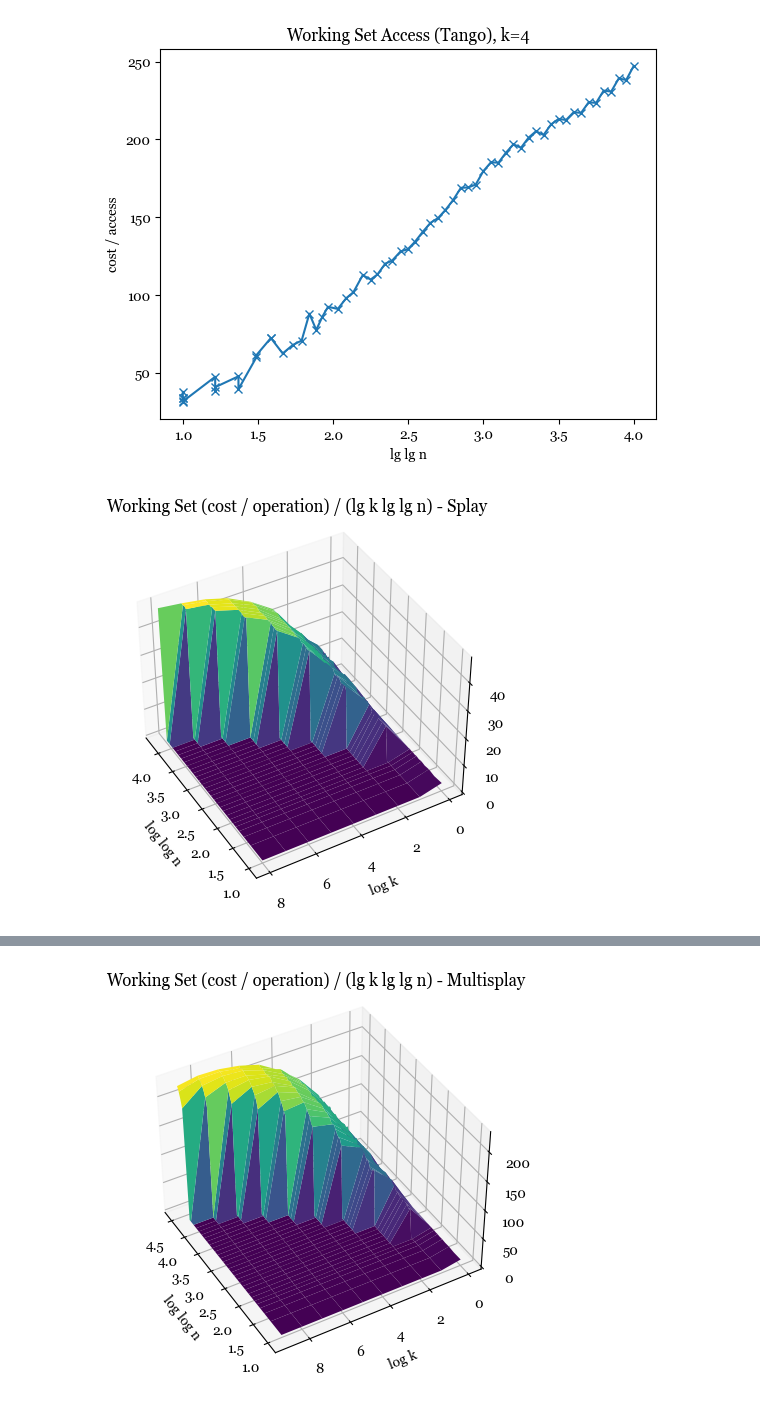
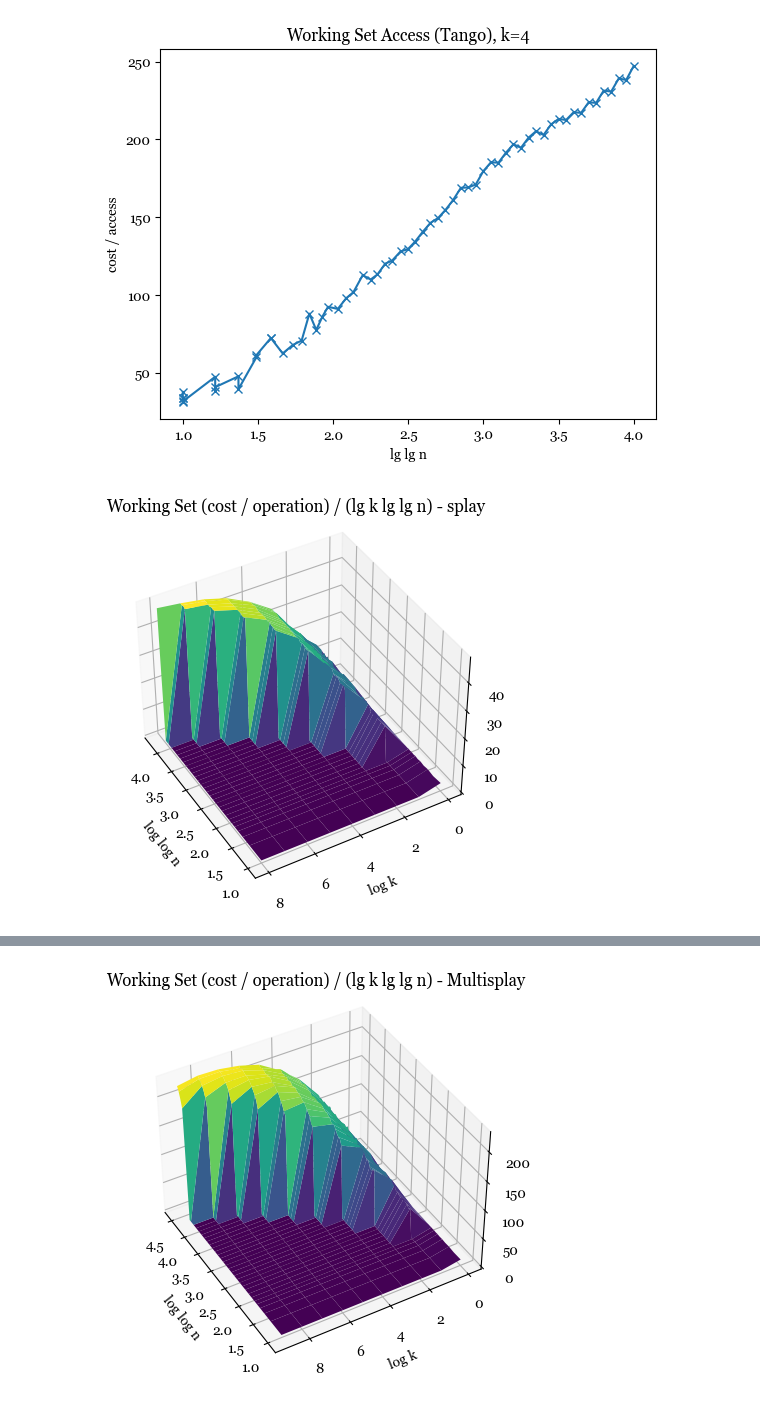
Before and after one commit to adhami3310/tango, a Jupyter notebook: analysis.ipynb, the cells around one changed output, grey strips where cells are left out. Cells and saved outputs as stored; diff of their text form; code cells hidden in the pictures.

```diff
--- a/analysis.ipynb
+++ b/analysis.ipynb
@@ -2375,11 +2375,11 @@ plot_ratio('sequential', 'Sequential Access: ratio of tango tree to other algori
 
 from matplotlib import cm
 
-current_set = 'Splay'
+current_set = 'splay'
 datasets = {
-    'Tango': tango_data,
-    'Multisplay': multisplay_data,
-    'Splay': splay_data,
+    'tango': tango_data,
+    'multi-splay': multisplay_data,
+    'splay': splay_data,
 }
 
 def process_ws_data(current, name='working_set3d'):
@@ -2401,19 +2401,17 @@ def process_ws_data(current, name='working_set3d'):
 
     return tango_x, tango_y, tango_z, mesh_x, mesh_y, mesh_z
 
-tango_x, tango_y, tango_z, tango_mesh_x, tango_mesh_y, tango_mesh_z = process_ws_data(current_set)
+cur_x, cur_y, cur_z, cur_mesh_x, cur_mesh_y, cur_mesh_z = process_ws_data(current_set)
 
 # tango_mesh_z = tango_mesh_z / (np.log(tango_mesh_y) * np.log(np.log(tango_mesh_x)))
+# fig = plt.figure()
+# ax = fig.add_subplot(111,projection='3d')
+# ax.view_init(40, 150)
 
+# ax.plot_surface(np.log2(np.log2(tango_mesh_x)), np.log2(tango_mesh_y), tango_mesh_z, cmap='viridis', edgecolor='none')
+# ax.set_title(f'Working Set (cost / operation) / (lg k lg lg n) - {current_set}')
+# ax.set_xlabel('log log n')
+# ax.set_ylabel('log k')
+# ax.set_zlabel('numops')
 
-fig = plt.figure()
-ax = fig.add_subplot(111,projection='3d')
-ax.view_init(40, 150)
-
-ax.plot_surface(np.log2(np.log2(tango_mesh_x)), np.log2(tango_mesh_y), tango_mesh_z, cmap='viridis', edgecolor='none')
-ax.set_title(f'Working Set (cost / operation) / (lg k lg lg n) - {current_set}')
-ax.set_xlabel('log log n')
-ax.set_ylabel('log k')
-ax.set_zlabel('numops')
-
-plt.show()
+# plt.show()
@@ -2602,11 +2630,11 @@ plt.show()
 
 from matplotlib import cm
 
-current_set = 'Splay'
+current_set = 'splay'
 datasets = {
-    'Tango': tango_data,
-    'Multisplay': multisplay_data,
-    'Splay': splay_data,
+    'tango': tango_data,
+    'multi-splay': multisplay_data,
+    'splay': splay_data,
 }
 
 def process_ws_data(current, name='unified_varying'):
@@ -2617,31 +2645,31 @@ def process_ws_data(current, name='unified_varying'):
     mesh_z = np.zeros(mesh_x.shape)
 
     for i in range(mesh_x.shape[0]):
         for j in range(mesh_x.shape[1]):
             for ii in range(len(tango_z)):
                 if tango_x[ii] == mesh_x[i,j] and tango_y[ii] == mesh_y[i,j]:
                     mesh_z[i,j] = tango_z[ii]
 
     # mesh_z = mesh_z / (np.log(mesh_y) * np.log(np.log(mesh_x)))
 
     return tango_x, tango_y, tango_z, mesh_x, mesh_y, mesh_z
 
 tango_x, tango_y, tango_z, tango_mesh_x, tango_mesh_y, tango_mesh_z = process_ws_data(current_set)
 
 
 # tango_mesh_z = tango_mesh_z / (np.log(tango_mesh_y) * np.log(np.log(tango_mesh_x)))
 
 
 fig = plt.figure()
 ax = fig.add_subplot(111,projection='3d')
 ax.view_init(40, 150)
 
 ax.plot_surface(np.log2(np.log2(tango_mesh_x)), np.log2(tango_mesh_y), tango_mesh_z, cmap='viridis', edgecolor='none')
 ax.set_title(f'Working Set (cost / operation) / (lg k lg lg n) - {current_set}')
 ax.set_xlabel('log log n')
 ax.set_ylabel('log k')
 ax.set_zlabel('numops')
 
 plt.show()
 # %% [output]
-[figure, old version]
+[figure, new version]
```
Also changed, not shown: parts of 7 cells of this notebook, 13 other files.
